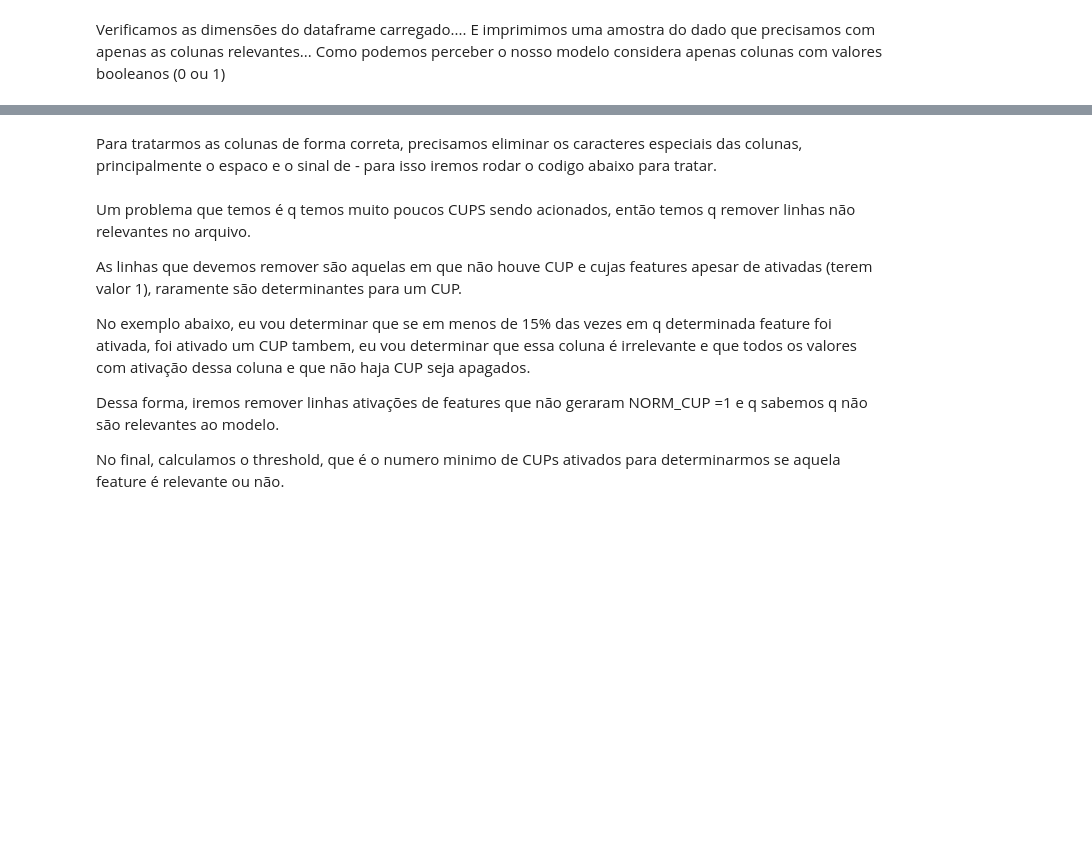
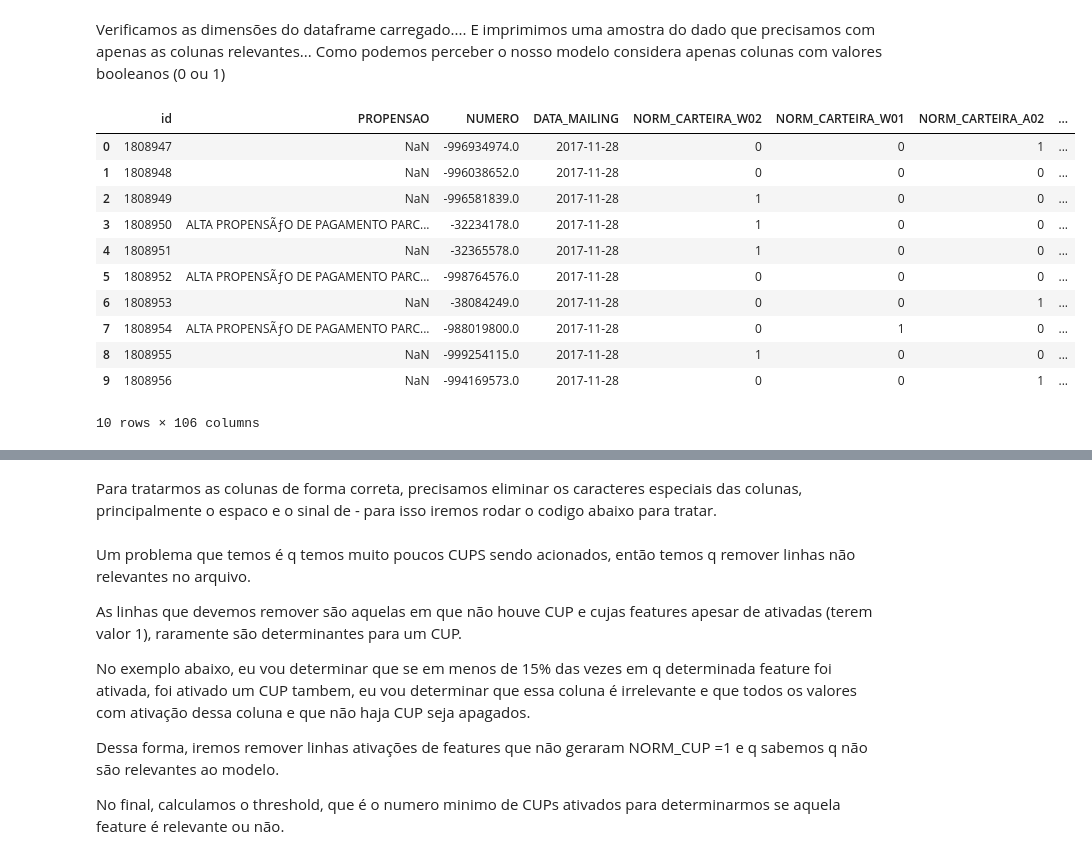
Before and after one commit to gbencke/DeepMailing, a Jupyter notebook: notebook/DeepMailing - XGBoost - Reduzindo Dimensoes.ipynb, the cells around one changed output, grey strips where cells are left out. Saved outputs shown, nothing was run; the diff lists cells and outputs as text; code cells hidden in the pictures; blank space fills up the shorter version.

```diff
--- a/notebook/DeepMailing - XGBoost - Reduzindo Dimensoes.ipynb
+++ b/notebook/DeepMailing - XGBoost - Reduzindo Dimensoes.ipynb
@@ -55,4 +62,19 @@ chamadas = pd.read_pickle(arquivo_df_pickled_norm)
 # %% [markdown]
 Verificamos as dimensões do dataframe carregado.... E imprimimos uma amostra do dado que precisamos com apenas as colunas relevantes... Como podemos perceber o nosso modelo considera apenas colunas com valores booleanos (0 ou 1)
+# %%
+chamadas.head(10)
+# %% [output]
+|  | id | PROPENSAO | NUMERO | DATA_MAILING | NORM_CARTEIRA_W02 | NORM_CARTEIRA_W01 | NORM_CARTEIRA_A02 | ... |
+| 0 | 1808947 | NaN | -996934974.0 | 2017-11-28 | 0 | 0 | 1 | ... |
+| 1 | 1808948 | NaN | -996038652.0 | 2017-11-28 | 0 | 0 | 0 | ... |
+| 2 | 1808949 | NaN | -996581839.0 | 2017-11-28 | 1 | 0 | 0 | ... |
+| 3 | 1808950 | ALTA PROPENSÃƒO DE PAGAMENTO PARC... | -32234178.0 | 2017-11-28 | 1 | 0 | 0 | ... |
+| 4 | 1808951 | NaN | -32365578.0 | 2017-11-28 | 1 | 0 | 0 | ... |
+| 5 | 1808952 | ALTA PROPENSÃƒO DE PAGAMENTO PARC... | -998764576.0 | 2017-11-28 | 0 | 0 | 0 | ... |
+| 6 | 1808953 | NaN | -38084249.0 | 2017-11-28 | 0 | 0 | 1 | ... |
+| 7 | 1808954 | ALTA PROPENSÃƒO DE PAGAMENTO PARC... | -988019800.0 | 2017-11-28 | 0 | 1 | 0 | ... |
+| 8 | 1808955 | NaN | -999254115.0 | 2017-11-28 | 1 | 0 | 0 | ... |
+| 9 | 1808956 | NaN | -994169573.0 | 2017-11-28 | 0 | 0 | 1 | ... |
+10 rows × 106 columns
 # %%
 print_log(chamadas.shape)
```
Also changed, not shown: parts of 16 cells of this notebook.
